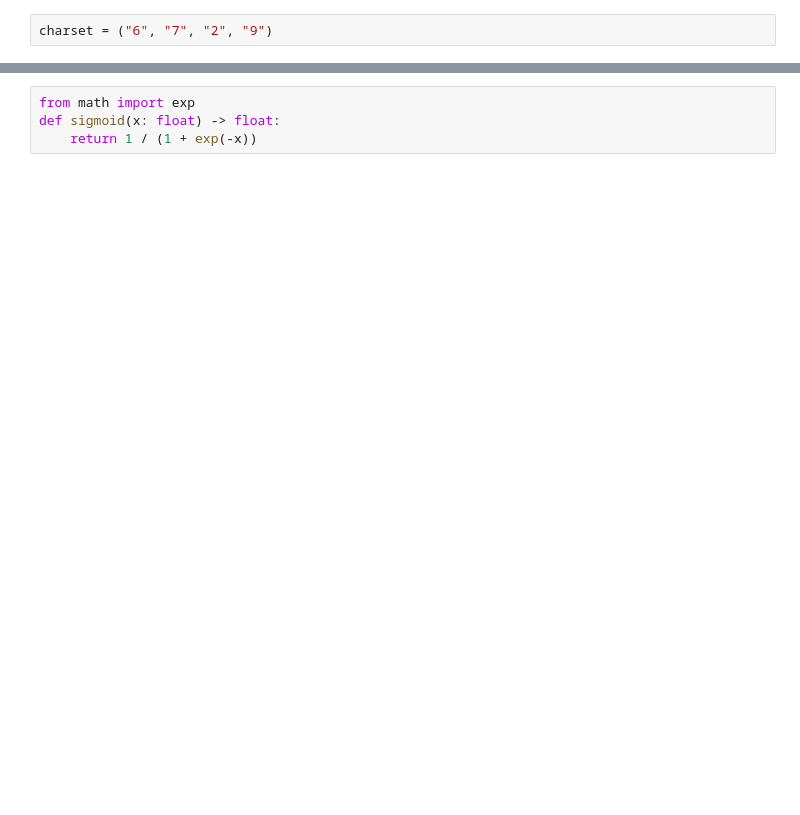
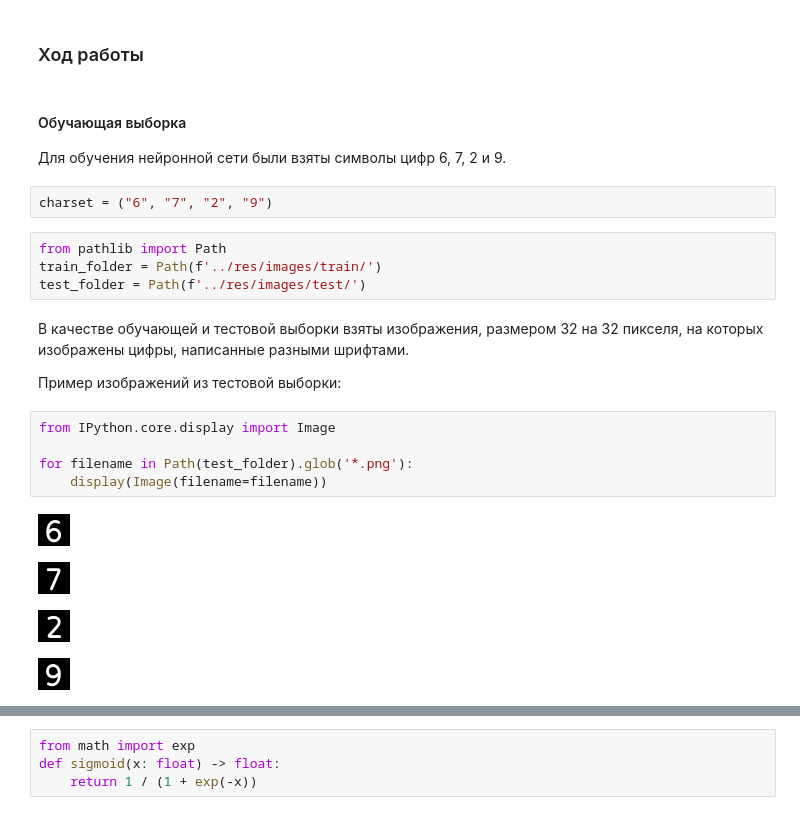
Before and after one commit to d1agnozzz/lab_1, a Jupyter notebook: src/main.ipynb, the cells around one changed output, grey strips where cells are left out. Drawn from its saved outputs; the diff is of its cells as text; blank space fills up the shorter version.

```diff
--- a/src/main.ipynb
+++ b/src/main.ipynb
@@ -1,2 +1,25 @@
+# %% [markdown]
+### Ход работы
+# %% [markdown]
+#### Обучающая выборка
+Для обучения нейронной сети были взяты символы цифр 6, 7, 2 и 9.
 # %%
 charset = ("6", "7", "2", "9")
+# %%
+from pathlib import Path
+train_folder = Path(f'../res/images/train/')
+test_folder = Path(f'../res/images/test/')
+# %% [markdown]
+В качестве обучающей и тестовой выборки взяты изображения, размером 32 на 32 пикселя, на которых изображены цифры, написанные разными шрифтами.
+
+Пример изображений из тестовой выборки:
+# %%
+from IPython.core.display import Image
+
+for filename in Path(test_folder).glob('*.png'):
+    display(Image(filename=filename))
+# %% [output]
+[figure, added]
+[figure, added]
+[figure, added]
+[figure, added]
```
Also changed, not shown: parts of 23 cells of this notebook.
